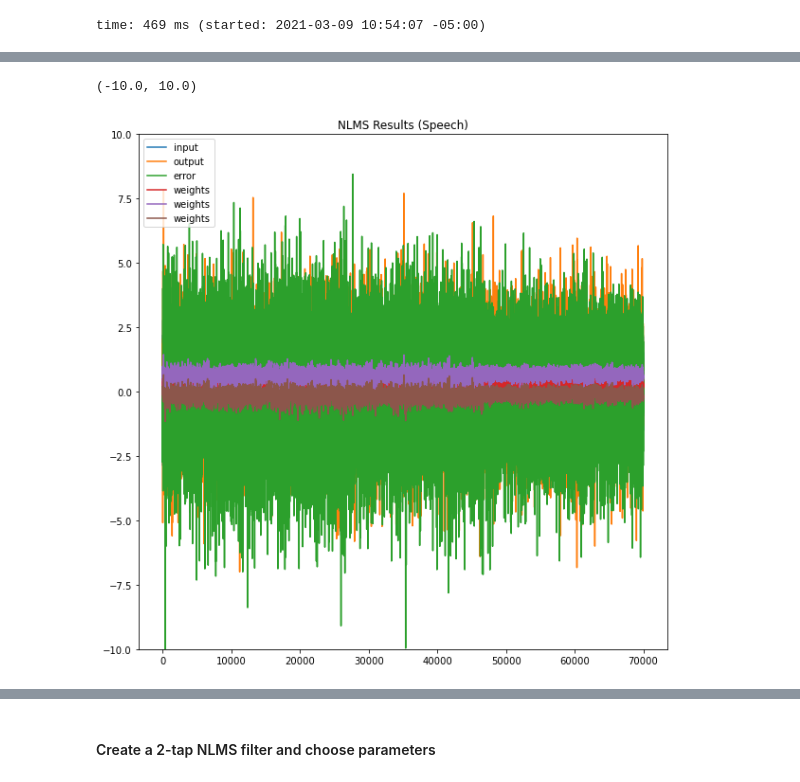
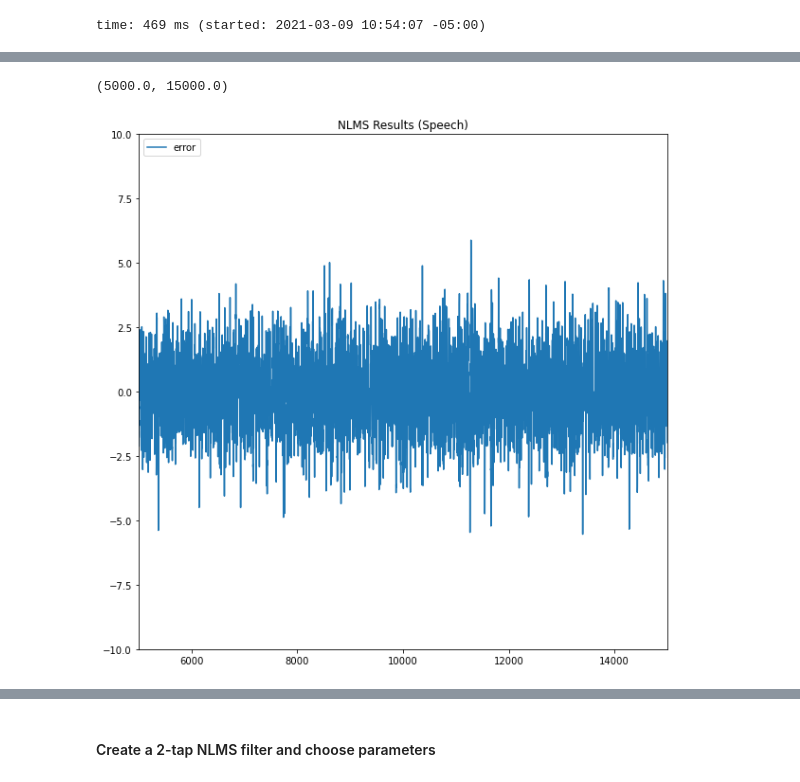
Before and after one commit to IanGMalone/Denoising_with_NLMS_and_KLMS, a Jupyter notebook: Denoising.ipynb, the cells around one changed output, grey strips where cells are left out. Drawn from its saved outputs; the diff is of its cells as text; code cells hidden in the pictures.

```diff
--- a/Denoising.ipynb
+++ b/Denoising.ipynb
@@ -50,7 +50,7 @@ time: 0 ns (started: 2021-03-09 10:54:02 -05:00)
 
 class NLMS():
 
-    def __init__(self, step_size=0.4, order=2):
+    def __init__(self, step_size, order):
         self.step_size = step_size
         self.order = order
 
@@ -80,7 +80,7 @@ class GaussianKernel:
 
 class KLMS(GaussianKernel):
 
-    def __init__(self, step_size=0.4, sigma=1, order=3):
+    def __init__(self, step_size, sigma, order):
         self.step_size = step_size
         self.sigma = sigma
         self.order = order
@@ -289,3 +261,4 @@ time: 47 ms (started: 2021-03-09 10:54:08 -05:00)
 # %%
-nlms = NLMS(step_size=0.1, order=3)
+nlms_rough = NLMS(step_size=0.1, order=2)
+outputs_n, weights_n, errors_n = nlms_rough.learn(u,d)
 # %% [output]
@@ -312,14 +275,15 @@ time: 0 ns (started: 2021-03-09 10:55:49 -05:00)
 # %%
 plt.figure(figsize=(10,10))
 
-plt.plot(u, label='input')
-plt.plot(output_n, label='output')
-plt.plot(error_n, label='error')
-plt.plot(weights_n, label='weights')
+# plt.plot(u, label='input')
+# plt.plot(outputs_n, label='output')
+plt.plot(errors_n, label='error')
+# plt.plot(weights_n, label='weights')
 
 plt.title('NLMS Results (Speech)')
 plt.legend(loc="upper left")
 plt.ylim([-10,10])
+plt.xlim([5000,15000])
 # %% [output]
-(-10.0, 10.0)
+(5000.0, 15000.0)
-[figure, old version]
+[figure, new version]
```
Also changed, not shown: parts of 57 cells of this notebook.
